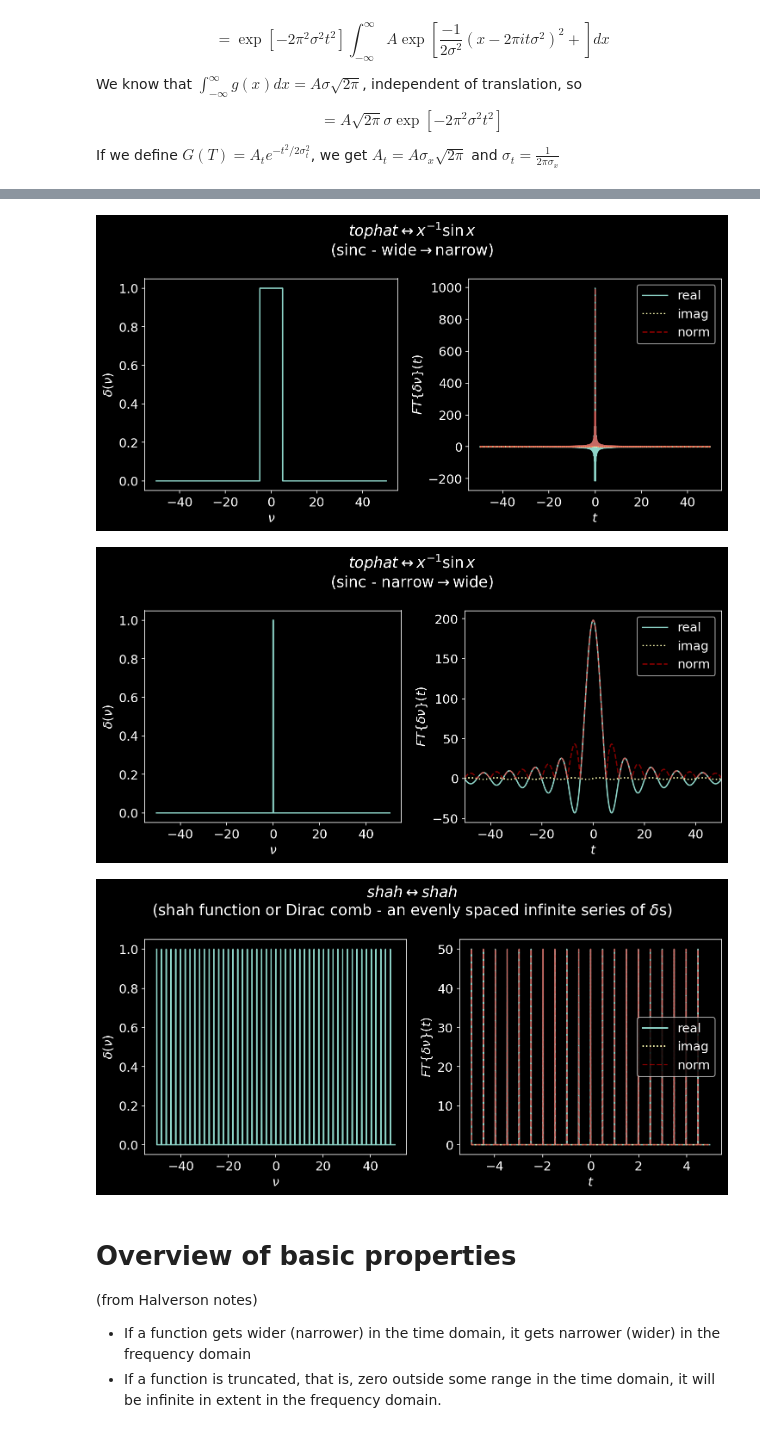
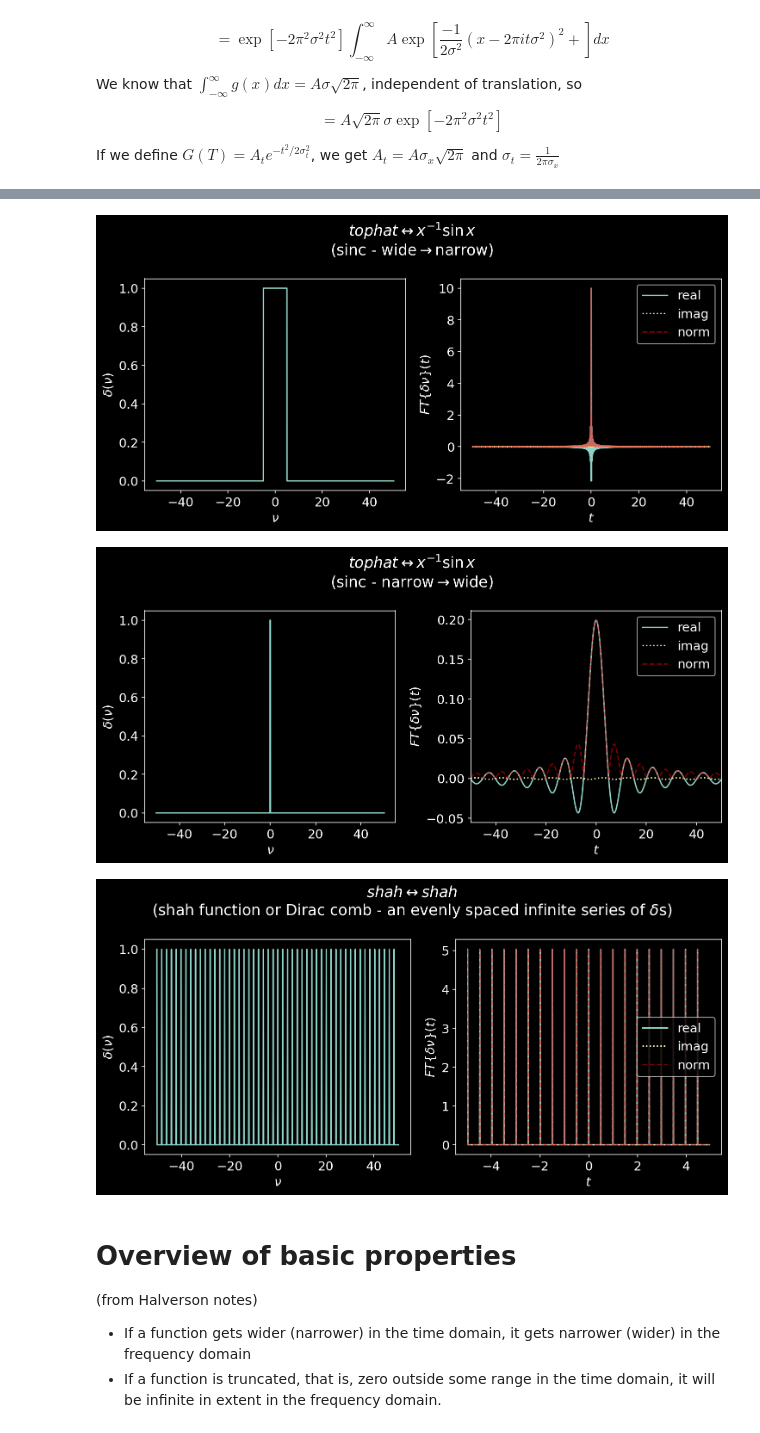
Before and after one commit to keflavich/AST4723-Public-Materials, a Jupyter notebook: FourierTransforms.ipynb, the cells around one changed output, grey strips where cells are left out. Drawn from its saved outputs; the diff is of its cells as text; code cells hidden in the pictures.

```diff
--- a/FourierTransforms.ipynb
+++ b/FourierTransforms.ipynb
@@ -351,7 +351,7 @@ nu = np.linspace(-16*np.pi, 16*np.pi, 10000)
 dnu = nu[1] - nu[0]
 y = np.zeros_like(nu)
 y[np.abs(nu)<5] = 1
-ftx = np.fft.fft(np.fft.fftshift(y))
+ftx = np.fft.fft(np.fft.fftshift(y)) * dnu
 tee = np.fft.fftfreq(y.size) / dnu
 pl.figure(figsize=(10,5), dpi=150)
 ax1 = pl.subplot(1,2,1)
@@ -371,13 +371,13 @@ pl.suptitle(r"$tophat \leftrightarrow x^{-1} \sin x$"
             "\n(sinc - wide$\\rightarrow$narrow)");
 pl.tight_layout()
 # %% [output]
-[figure, old version]
+[figure, new version]
 # %%
 nu = np.linspace(-16*np.pi, 16*np.pi, num=100000)
 dnu = nu[1]-nu[0]
 y = np.zeros_like(nu)
 y[np.abs(nu)<0.1] = 1
-ftx = np.fft.fft(np.fft.fftshift(y))
+ftx = np.fft.fft(np.fft.fftshift(y)) * dnu
 tee = np.fft.fftfreq(y.size) / dnu
 inds = np.argsort(tee)
 
@@ -398,33 +398,33 @@ pl.suptitle(r"$tophat \leftrightarrow x^{-1} \sin x$"
             "\n(sinc - narrow$\\rightarrow$wide)");
 pl.tight_layout()
 # %% [output]
-[figure, old version]
+[figure, new version]
 # %%
 nu = np.linspace(-16*np.pi, 16*np.pi, 1000)
 dnu = nu[1]-nu[0]
 y = np.zeros_like(nu)
 y[::20] = 1
-ftx = np.fft.fft(np.fft.fftshift(y))
+ftx = np.fft.fft(np.fft.fftshift(y)) * dnu
 tee = np.fft.fftfreq(y.size) / dnu
 pl.figure(figsize=(10,5), dpi=150)
 ax1 = pl.subplot(1,2,1)
 ax1.plot(nu, y)
 ax1.set_xlabel(r'$\nu$')
 ax1.set_ylabel(r'$\delta(\nu)$')
 ax2 = pl.subplot(1,2,2)
 inds = np.argsort(tee)
 ax2.plot(tee[inds], (ftx[inds]).real, label='real')
 ax2.plot(tee[inds], (ftx[inds]).imag, linestyle=':', label='imag')
 ax2.plot(tee[inds], np.abs(ftx[inds]), linestyle='--', label='norm', color='r', alpha=0.5)
 pl.legend(loc='best')
 #ax2.set_xlim([-0.005, 0.005]);
 ax2.set_xlabel('$t$')
 ax2.set_ylabel(r'$FT\{\delta \nu\}(t)$');
 pl.suptitle(r"$shah \leftrightarrow shah$"
             "\n(shah function or Dirac comb - an evenly spaced infinite series of $\delta$s)");
 pl.tight_layout()
 # %% [output]
-[figure, old version]
+[figure, new version]
 # %% [markdown]
 # Overview of basic properties
 
```
Also changed, not shown: parts of 58 cells of this notebook, 2 other files.
